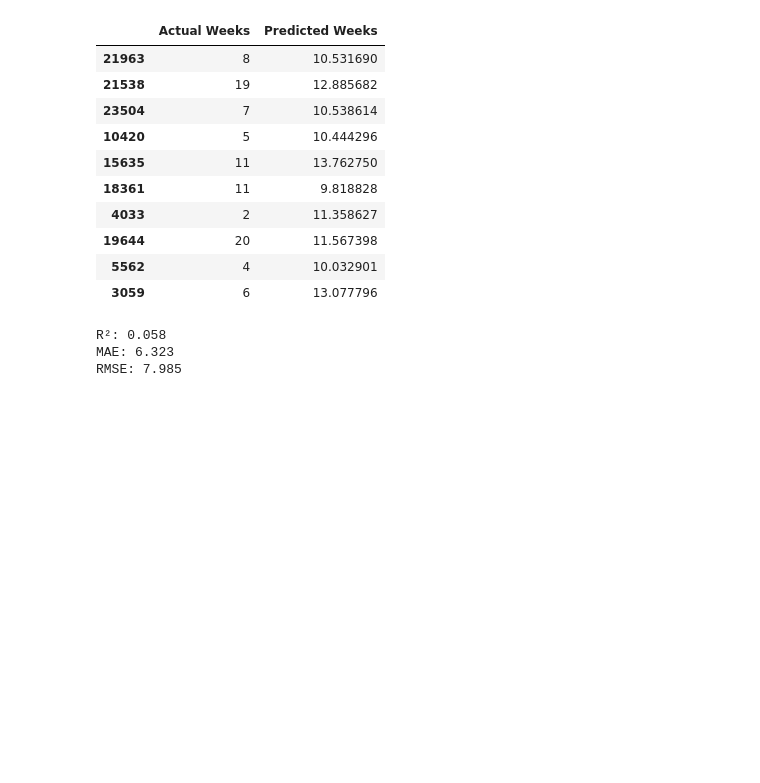
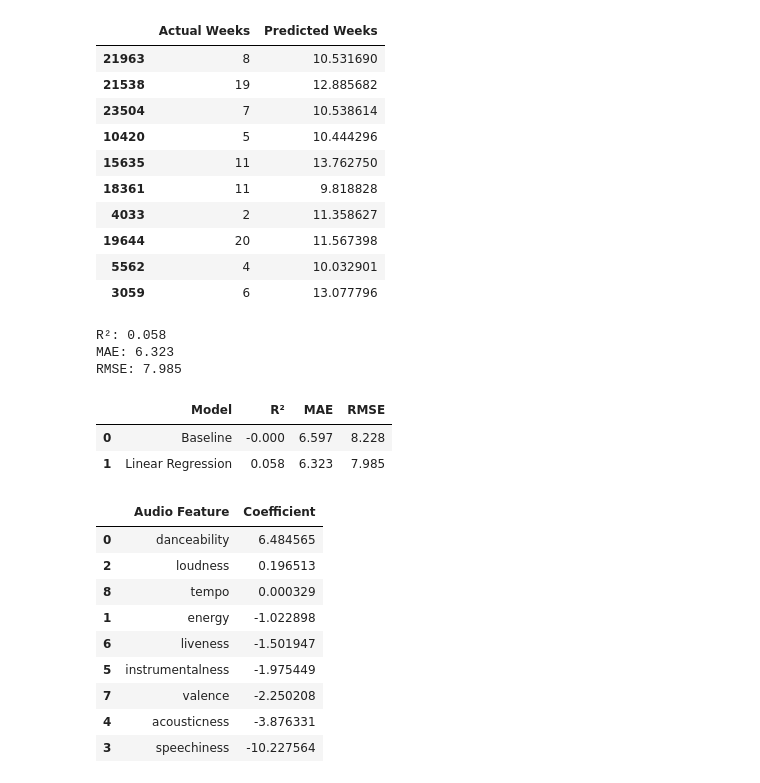
Before and after one commit to rheahalebeed/BA305-A3-Billboard-Spotify-Project, a Jupyter notebook: BA305ProjectCode.ipynb, the cells around one changed output. Saved outputs shown, nothing was run; the diff lists cells and outputs as text; code cells hidden in the pictures; blank space fills up the shorter version.

```diff
--- a/BA305ProjectCode.ipynb
+++ b/BA305ProjectCode.ipynb
@@ -467,0 +480,59 @@ RMSE: 7.985
+# %%
+results = pd.DataFrame({
+
+    "Model": ["Baseline", "Linear Regression"],
+
+    "R²": [
+
+        r2_score(y_test, baseline_pred),
+
+        r2_score(y_test, y_pred)
+
+    ],
+
+    "MAE": [
+
+        mean_absolute_error(y_test, baseline_pred),
+
+        mean_absolute_error(y_test, y_pred)
+
+    ],
+
+    "RMSE": [
+
+        np.sqrt(mean_squared_error(y_test, baseline_pred)),
+
+        np.sqrt(mean_squared_error(y_test, y_pred))
+
+    ]
+
+})
+
+results.round(3)
+# %% [output]
+|  | Model | R² | MAE | RMSE |
+| 0 | Baseline | -0.000 | 6.597 | 8.228 |
+| 1 | Linear Regression | 0.058 | 6.323 | 7.985 |
+# %%
+# Examine how each Spotify audio characteristic relates to Billboard chart longevity
+
+coefficients = pd.DataFrame({
+
+    "Audio Feature": X.columns,
+
+    "Coefficient": model.coef_
+
+})
+
+coefficients.sort_values("Coefficient", ascending=False)
+# %% [output]
+|  | Audio Feature | Coefficient |
+| 0 | danceability | 6.484565 |
+| 2 | loudness | 0.196513 |
+| 8 | tempo | 0.000329 |
+| 1 | energy | -1.022898 |
+| 6 | liveness | -1.501947 |
+| 5 | instrumentalness | -1.975449 |
+| 7 | valence | -2.250208 |
+| 4 | acousticness | -3.876331 |
+| 3 | speechiness | -10.227564 |
```
Also changed, not shown: parts of 15 cells of this notebook.
